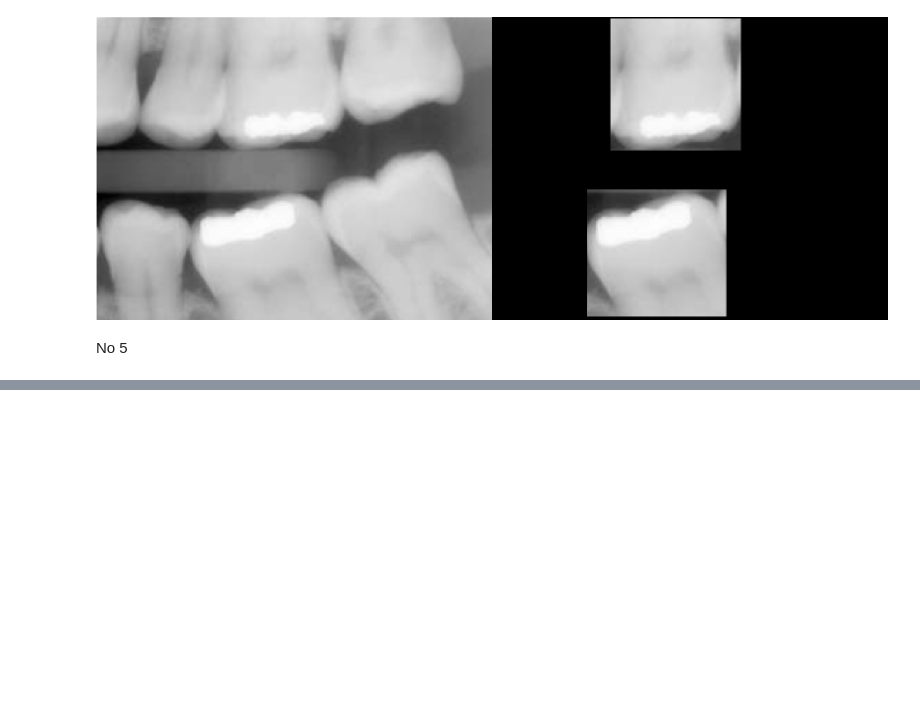
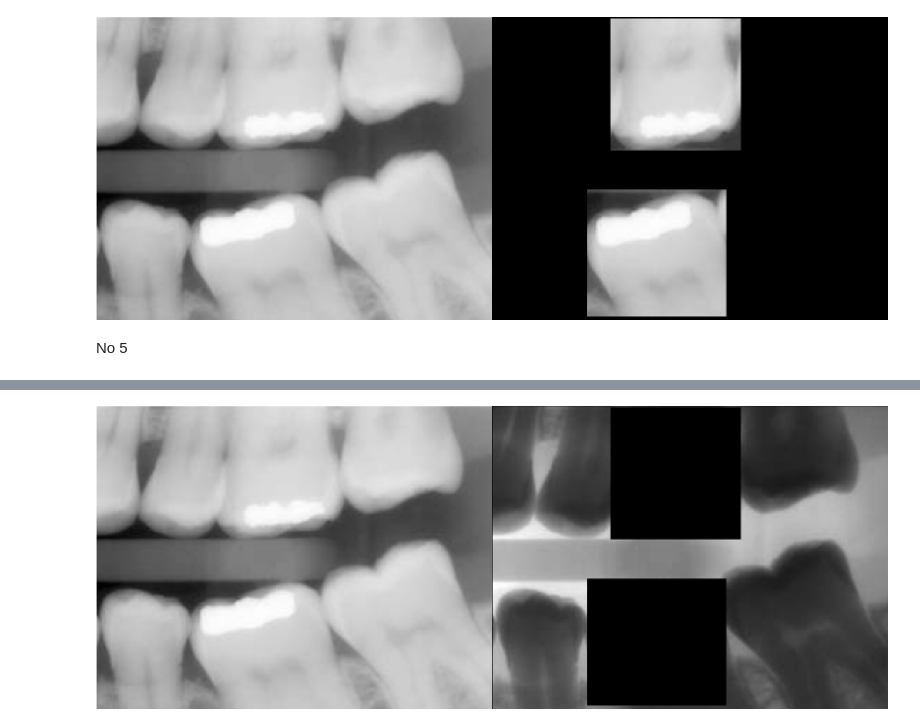
Before and after one commit to hhidayatinc/PCVK_Martikulasi_2022, a Jupyter notebook: Modul5.ipynb, the cells around one changed output, grey strips where cells are left out. Cells and saved outputs as stored; diff of their text form; code cells hidden in the pictures; blank space fills up the shorter version.

```diff
--- a/Modul5.ipynb
+++ b/Modul5.ipynb
@@ -124,0 +141,8 @@ No 5
+# %%
+#NOT
+result = ~img & ~mask1
+
+final_frame = cv.hconcat((img, result))
+cv2_imshow(final_frame)
+# %% [output]
+[figure, added]
```
Also changed, not shown: parts of 3 cells of this notebook.
